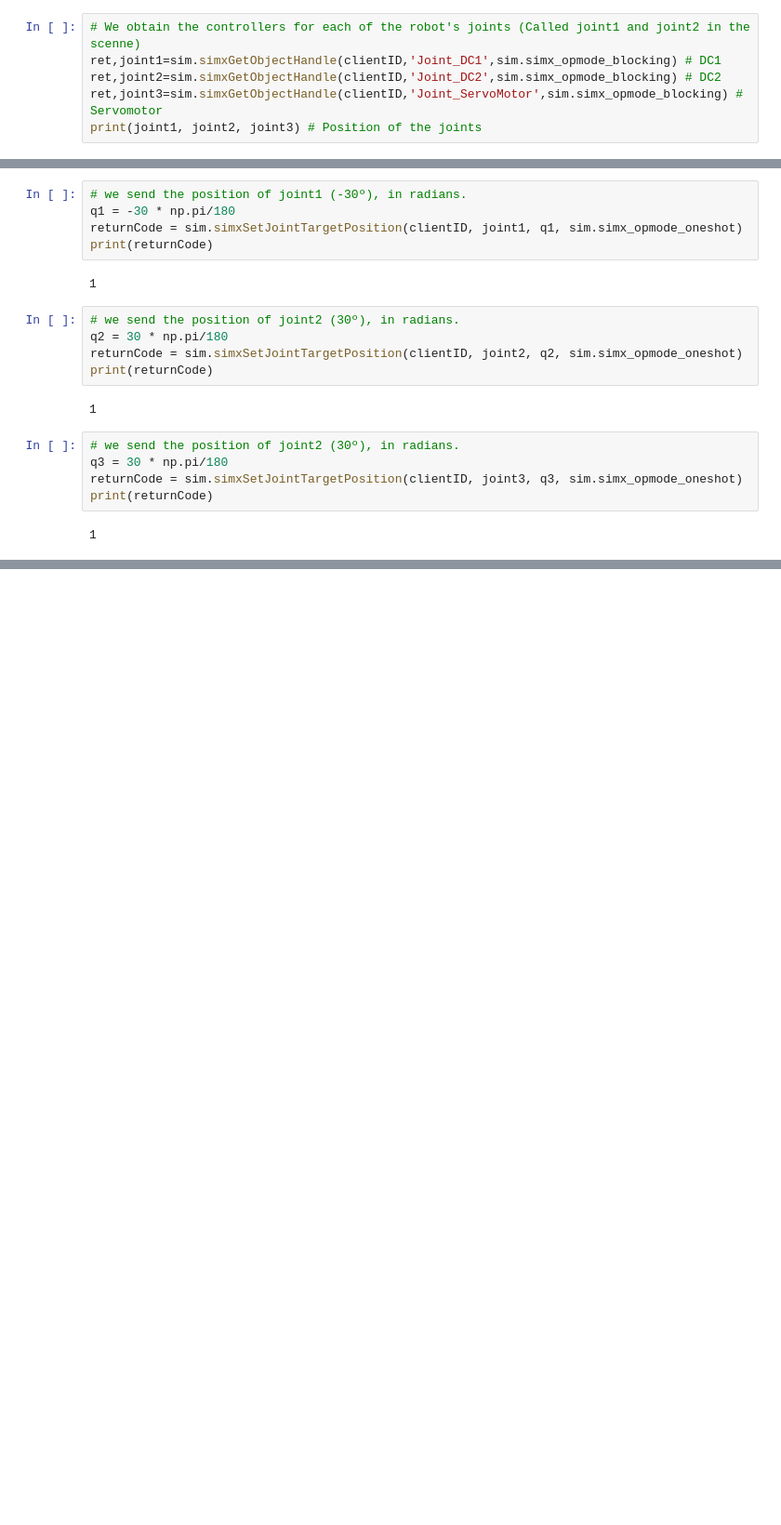
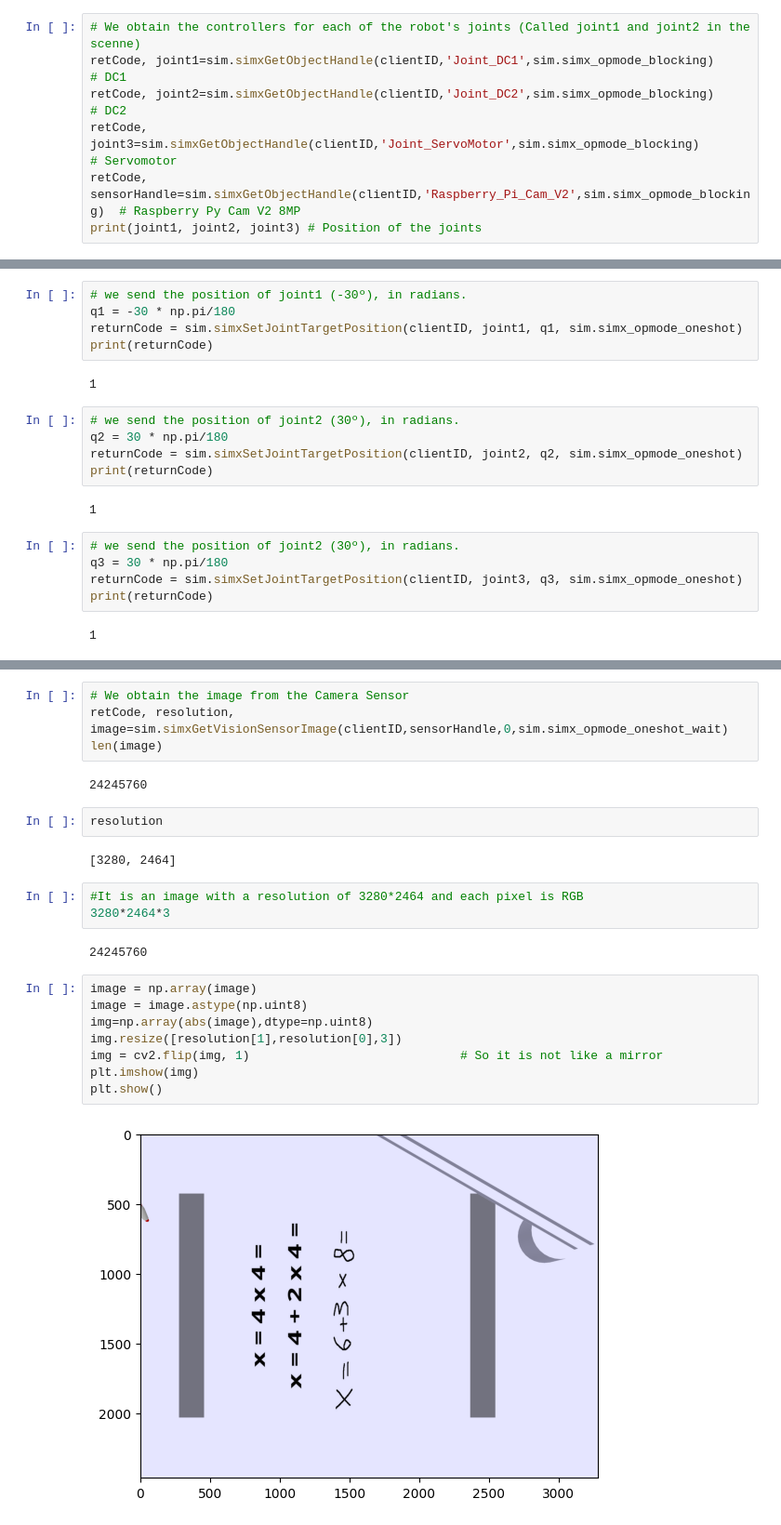
Before and after one commit to Dzen456/CalcUABlator, a Jupyter notebook: CoppeliaSim_CalcUABlator/CoppeliaSim_CalcUABlator_script.ipynb, the cells around one changed output, grey strips where cells are left out. Shown: that part at 93% size. Saved outputs shown, nothing was run; the diff lists cells and outputs as text; blank space fills up the shorter version.

Commit message:
Añadida la estructura del Raspberry, la cámara y demo script obteniendo las imágenes del sensor y las ecuaciones

```diff
--- a/CoppeliaSim_CalcUABlator/CoppeliaSim_CalcUABlator_script.ipynb
+++ b/CoppeliaSim_CalcUABlator/CoppeliaSim_CalcUABlator_script.ipynb
@@ -29,9 +32,10 @@ connect to  19999
 A handler is an identifier number that Coppelia assigns to each of the elements in the scene.
 # %%
 # We obtain the controllers for each of the robot's joints (Called joint1 and joint2 in the scenne)
-ret,joint1=sim.simxGetObjectHandle(clientID,'Joint_DC1',sim.simx_opmode_blocking) # DC1
-ret,joint2=sim.simxGetObjectHandle(clientID,'Joint_DC2',sim.simx_opmode_blocking) # DC2
-ret,joint3=sim.simxGetObjectHandle(clientID,'Joint_ServoMotor',sim.simx_opmode_blocking) # Servomotor
+retCode, joint1=sim.simxGetObjectHandle(clientID,'Joint_DC1',sim.simx_opmode_blocking)                  # DC1
+retCode, joint2=sim.simxGetObjectHandle(clientID,'Joint_DC2',sim.simx_opmode_blocking)                  # DC2
+retCode, joint3=sim.simxGetObjectHandle(clientID,'Joint_ServoMotor',sim.simx_opmode_blocking)           # Servomotor
+retCode, sensorHandle=sim.simxGetObjectHandle(clientID,'Raspberry_Pi_Cam_V2',sim.simx_opmode_blocking)  # Raspberry Py Cam V2 8MP
 print(joint1, joint2, joint3) # Position of the joints
 # %% [output]
 17 19 21
@@ -58,0 +69,25 @@ print(returnCode)
+# %%
+# We obtain the image from the Camera Sensor
+retCode, resolution, image=sim.simxGetVisionSensorImage(clientID,sensorHandle,0,sim.simx_opmode_oneshot_wait)
+len(image)
+# %% [output]
+24245760
+# %%
+resolution
+# %% [output]
+[3280, 2464]
+# %%
+#It is an image with a resolution of 3280*2464 and each pixel is RGB
+3280*2464*3
+# %% [output]
+24245760
+# %%
+image = np.array(image)
+image = image.astype(np.uint8)
+img=np.array(abs(image),dtype=np.uint8)
+img.resize([resolution[1],resolution[0],3])
+img = cv2.flip(img, 1)                             # So it is not like a mirror
+plt.imshow(img)
+plt.show()
+# %% [output]
+[figure, added]
```
Also changed, not shown: parts of 10 cells of this notebook, 4 other files.
